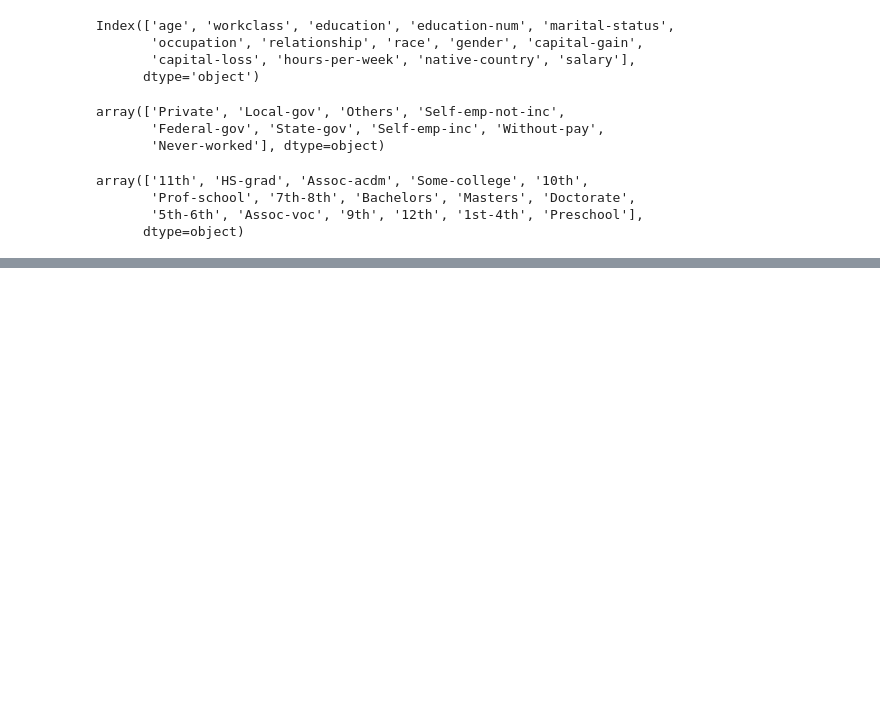
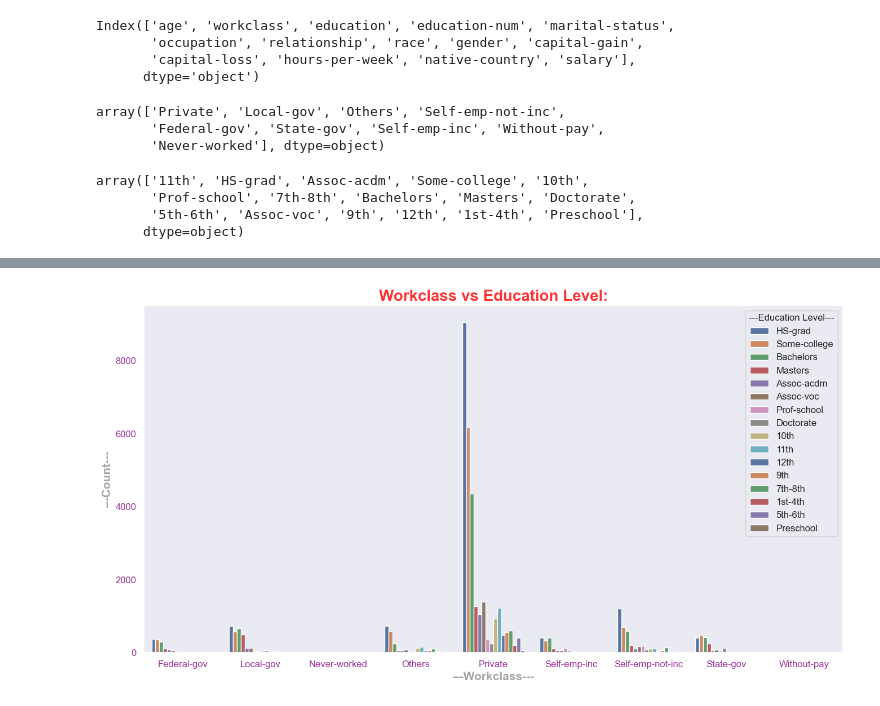
Before and after one commit to rajesh-coventry/Projects, a Jupyter notebook: 02_Data_Visuallization/04_Adults_Income_Analysis/Analysis-7_Multivariate_and_Bivariate_Analysis.ipynb, the cells around one changed output, grey strips where cells are left out. Cells and saved outputs as stored; diff of their text form; code cells hidden in the pictures; blank space fills up the shorter version.

```diff
--- a/02_Data_Visuallization/04_Adults_Income_Analysis/Analysis-7_Multivariate_and_Bivariate_Analysis.ipynb
+++ b/02_Data_Visuallization/04_Adults_Income_Analysis/Analysis-7_Multivariate_and_Bivariate_Analysis.ipynb
@@ -48,3 +45,6 @@ array(['11th', 'HS-grad', 'Assoc-acdm', 'Some-college', '10th',
        'Prof-school', '7th-8th', 'Bachelors', 'Masters', 'Doctorate',
        '5th-6th', 'Assoc-voc', '9th', '12th', '1st-4th', 'Preschool'],
       dtype=object)
+# %%
+dass= data.groupby(by= "workclass")["education"].value_counts().reset_index()
+dass
@@ -50,0 +65,13 @@ array(['11th', 'HS-grad', 'Assoc-acdm', 'Some-college', '10th',
+# %%
+plt.figure(figsize= (16, 8))
+sns.set_theme(style="dark", context="notebook", palette="pastel")
+sns.barplot(data= dass, x= "workclass", y= "count", hue= "education", palette="deep")
+plt.title("Workclass vs Education Level:", fontsize= 20, fontweight= "bold", color= "red", alpha= 0.8)
+plt.xlabel("---Workclass---", fontsize= 15, alpha= 0.7, fontweight= "bold", color= "gray")
+plt.ylabel("---Count---", fontsize= 15, alpha= 0.7, fontweight= "bold", color= "gray")
+plt.xticks(color= "purple", fontsize= 12, alpha= 0.8)
+plt.yticks(color= "purple", fontsize= 12, alpha= 0.8)
+plt.legend(title= "---Education Level---", title_fontsize= 12, fontsize= 12)
+plt.show()
+# %% [output]
+[figure, added]
```
Also changed, not shown: parts of 22 cells of this notebook.
